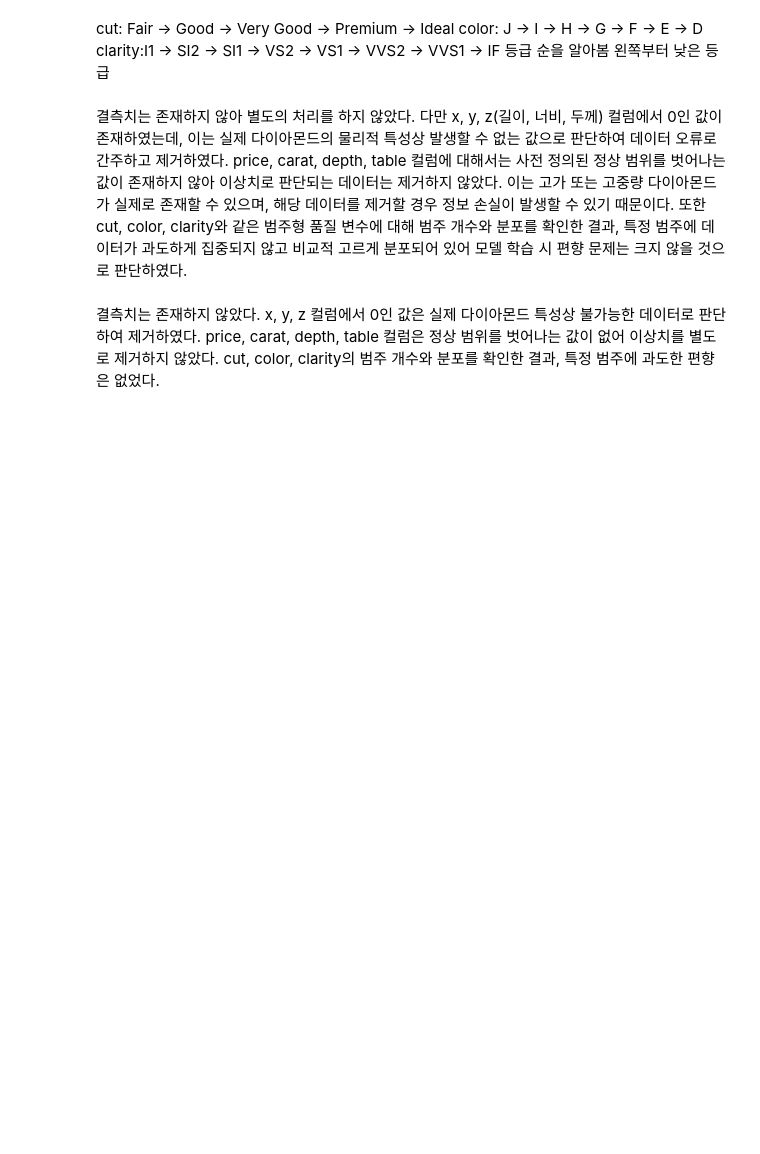
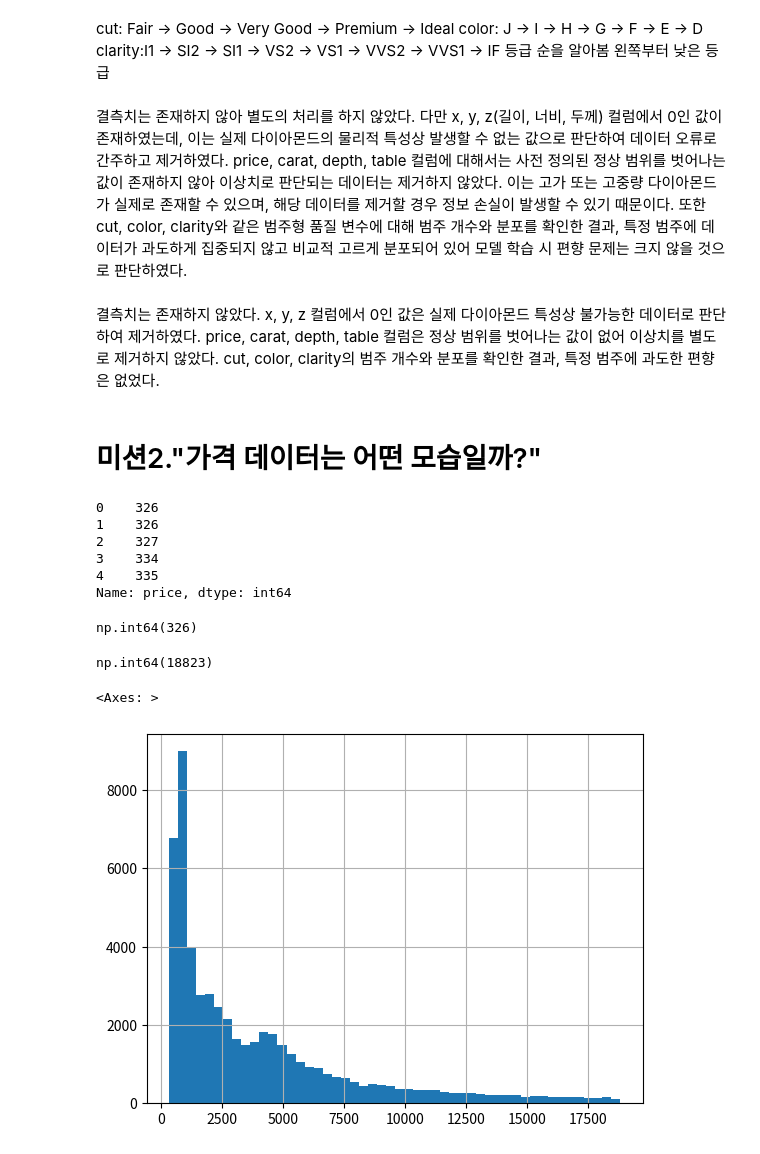
Before and after one commit to jyhong0207-netizen/python-study, a Jupyter notebook: DATA ANALYSIS BASIC/다이아몬드 과제.ipynb, the cells around one changed output. Cells and saved outputs as stored; diff of their text form; code cells hidden in the pictures; blank space fills up the shorter version.

```diff
--- a/DATA ANALYSIS BASIC/다이아몬드 과제.ipynb
+++ b/DATA ANALYSIS BASIC/다이아몬드 과제.ipynb
@@ -328,3 +327,11 @@ df = origin[(origin[['x','y','z']] != 0).all(axis=1)]
 (origin['price'] < 0).sum()
 # %% [output]
 np.int64(0)
+# %%
+cut_order = ["Fair", "Good", "Very Good", "Premium", "Ideal"]
+
+df["cut"] = pd.Categorical(
+    df["cut"],
+    categories=cut_order,
+    ordered=True
+)
@@ -330,0 +344,8 @@ np.int64(0)
+# %%
+color_order = ["J", "I", "H", "G", "F", "E", "D"]
+
+df["color"] = pd.Categorical(
+    df["color"],
+    categories=color_order,
+    ordered=True
+)
@@ -330,0 +358,8 @@ np.int64(0)
+# %%
+clarity_order = ["I1", "SI2", "SI1", "VS2", "VS1", "VVS2", "VVS1", "IF"]
+
+df["clarity"] = pd.Categorical(
+    df["clarity"],
+    categories=clarity_order,
+    ordered=True
+)
@@ -343,3 +390,28 @@ price, carat, depth, table 컬럼에 대해서는 사전 정의된 정상 범위
 x, y, z 컬럼에서 0인 값은 실제 다이아몬드 특성상 불가능한 데이터로 판단하여 제거하였다.
 price, carat, depth, table 컬럼은 정상 범위를 벗어나는 값이 없어 이상치를 별도로 제거하지 않았다.
 cut, color, clarity의 범주 개수와 분포를 확인한 결과, 특정 범주에 과도한 편향은 없었다.
+# %% [markdown]
+# 미션2."가격 데이터는 어떤 모습일까?"
+# %%
+df["price"].head()
+# %% [output]
+0    326
+1    326
+2    327
+3    334
+4    335
+Name: price, dtype: int64
+# %%
+df["price"].min()
+# %% [output]
+np.int64(326)
+# %%
+
+df["price"].max()
+# %% [output]
+np.int64(18823)
+# %%
+df["price"].hist(bins=50)
+# %% [output]
+<Axes: >
+[figure, added]
```
Also changed, not shown: parts of 25 cells of this notebook, 1 other file.
